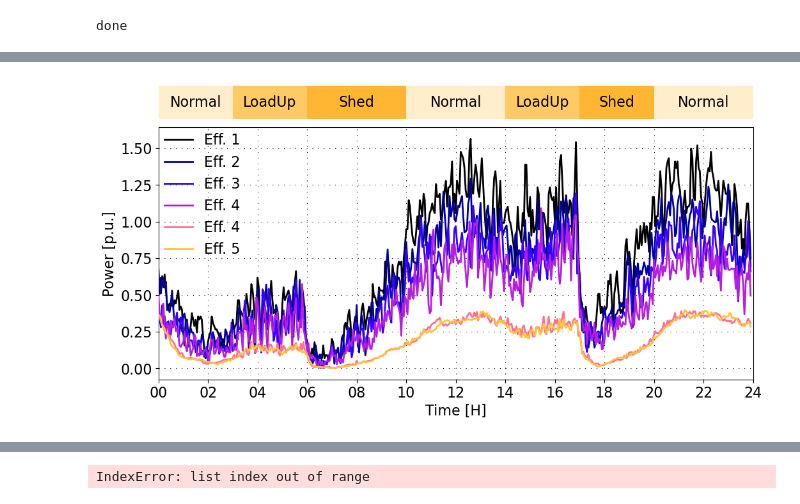
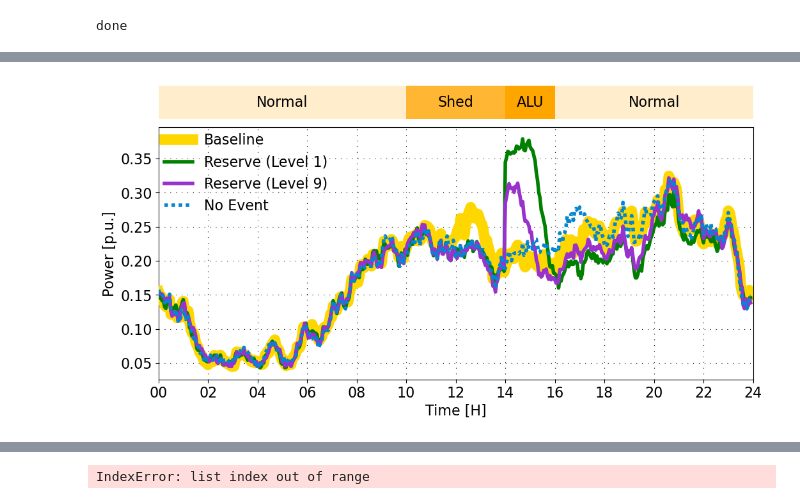
Before and after one commit to PortlandStatePowerLab/OCHRE_Run_Scripts, a Jupyter notebook: X4_analyzeDB.ipynb, the cells around one changed output, grey strips where cells are left out. Cells and saved outputs as stored; diff of their text form; code cells hidden in the pictures.

```diff
--- a/X4_analyzeDB.ipynb
+++ b/X4_analyzeDB.ipynb
@@ -3,7 +3,7 @@ import pandas as pd
 import os
 import re
 
-def process_parquet(filename, working_dir, db_values=[5, 10, 15, 7]):
+def process_parquet(filename, working_dir, db_values=[5, 10, 15]):
     """
     Process a Parquet file, aggregate power by deadband (°F), and
     return a dict of Series like {'DB_15_120': <Series>, ...}.
@@ -14,19 +14,19 @@ def process_parquet(filename, working_dir, db_values=[5, 10, 15, 7]):
     # Ensure datetime is rounded
     df['Time'] = df['Time'].dt.round('min')
 
-    # Convert Celsius → Fahrenheit
-    df['DB_F'] = df['Deadband_C'] * 9 / 5
-    df = df.drop(columns=['Deadband_C'])
+    # # Convert Celsius → Fahrenheit
+    # df['DB_F'] = df['Deadband_C'] * 9 / 5
+    # df = df.drop(columns=['Deadband_C'])
 
 
     results = {}
 
     # Extract the numeric part from "Shed120" for suffix
-    match = re.search(r"ShedLong(\d+)", filename)
-    suffix = match.group(1) if match else "122"
+    match = re.search(r"EnergyShed_(\d+)", filename)
+    suffix = match.group(1) if match else "Other"
 
     for db in db_values:
-        df_db = df[df['DB_F'] == db]
+        df_db = df[df['Shed Deadband (F)'] == db]
         if df_db.empty:
             # print(f"⚠️ No data found for {db}°F in {filename}")
             continue
@@ -250,15 +381,20 @@ prated = 0.5
 n = 409
 N = n * prated
 
-keys_to_plot = [key for key in all_results]
+# keys_to_plot = [key for key in all_results]
+keys_to_plot = ['180113_1_3_BaselineLoad_Control', '180113_1_3_Reserve20_Control','180113_1_3_ReserveCanceled2_Control', '180113_1_3_ReserveCanceled_Control']
 #keys_to_plot = ['180113_1_3_EfficiencyTest1C_Control', '180113_1_3_EfficiencyTest2C_Control', '180113_1_3_EfficiencyTest3C_Control', '180113_1_3_BaselineLoad_Control']
 # -------------------------------
 # Example bars subplot data
 # -------------------------------
 # results = {'': [24]} # , 4, 3, 3, 4
 # words = ['Normal'] # , 'Normal', 'LoadUp', 'Shed', 'Normal'
-results = {'': [3, 3, 4, 4, 3, 3, 4]}
-words = ['Normal', 'LoadUp', 'Shed', 'Normal', 'LoadUp','Shed','Normal']
+# results = {'': [3, 3, 4, 4, 3, 3, 4]}
+# words = ['Normal', 'LoadUp', 'Shed', 'Normal', 'LoadUp','Shed','Normal']
+# results = {'': [6, 4, 7, 3, 4]}
+# words = ['Level 9', 'Level 1', 'Level 9', 'Level 1', 'Level 9']
+results = {'': [10, 4, 2, 8]}
+words = ['Normal', 'Shed', 'ALU', 'Normal']
 
 
 def short_label(key):
@@ -284,7 +420,9 @@ def bars(ax, results, category_names):
         'Shed': 0.8,
         'Grid Emergency': 1,
         'Reserve': 1,
-        'ALU': 1
+        'ALU': 1,
+        'Level 1': 0.2,
+        'Level 9': 0.8
     }
 
     # Automatically create the Alpha list
@@ -413,9 +551,11 @@ for i, db_series in enumerate(DB_list):
     colors = [cmap_trunc(i / (len(keys_to_plot) - 1))
               for i in range(len(keys_to_plot))]
 
-    lw = [4, 4, 4]
-    lab = ['Baseline', 'Reserve', 'Canceled']
-    lab = [1, 2, 3, 4, 4, 5, 9]
+    lw = [12, 4, 4, 4]
+    lab = [1, 2, 3, 4, 5, 6, 7, 8, 9]
+    lab = ['Baseline', 'Reserve (Level 1)', 'Reserve (Level 9)', 'No Event']
+    col = ['gold', 'green', 'darkorchid', 'xkcd:cerulean']
+    ls = ["-","-", "-", (0, (1, 1)) ]
 
     # ---------------------------------------
     # SPECIAL CASE: baseline curve formatting
@@ -442,9 +582,10 @@ for i, db_series in enumerate(DB_list):
         hours,
         db_series.values/N,
         # color=colors[i],
-        color=colors[i],
-        linewidth=2,
-        label=f'Eff. {lab[i]}',
+        color=col[i],
+        linewidth=lw[i],
+        linestyle=ls[i],
+        label=f'{lab[i]}',
         zorder = 10
         # label=leg[i]
     )
@@ -456,36 +597,37 @@ ax_control.set_ylabel("Power [p.u.]", fontsize=A)
 ax_control.set_xlabel("Time [H]", fontsize=A)
 ax_control.tick_params(axis='x', labelrotation=0, labelsize=A)
 ax_control.tick_params(axis='y', labelsize=A)
 
 
 # X-axis formatting
 ax_control.set_xlim(0, 24)
 ax_control.set_xticks(range(0, 25, 2))
 ax_control.set_xticklabels([f"{h:02d}" for h in range(0, 25, 2)])
 
 # ax_control.set_ylim(0, 0.35)
 # ax_control.set_yticks([0, 0.05, 0.1, 0.15, 0.2, 0.25, 0.3])
 
 
 ax_control.grid(True, linestyle=(0, (1, 7)), color='black', linewidth=0.8)
 # ax_control.legend(fontsize=A)
 ax_control.legend(
+    ncol=1,
     fontsize=A,
     loc="upper left",        # anchor the legend at the upper left of the bbox
-    # bbox_to_anchor=(0, 0),  # move the legend outside, just to the right
+    # bbox_to_anchor=(1., 1.0),  # move the legend outside, just to the right
     borderaxespad=0,          # remove padding between axes and legend
     frameon=False
 )
 
 
 RESULTS_DIR = r"C:\Users\danap\OCHRE_Working\Figs"
-filename = '180113_1_3_EfficiencyEnergy.pdf'
+filename = '180113_1_3_ReserveEfficiency2.pdf'
 filepath = os.path.join(RESULTS_DIR, filename)
 # plt.savefig(filepath, format='pdf', bbox_inches='tight', pad_inches=0)
 # plt.tight_layout()
 plt.show()
 # %% [output]
-[figure, old version]
+[figure, new version]
 # %%
 import matplotlib.pyplot as plt
 import numpy as np
```
Also changed, not shown: parts of 14 cells of this notebook, 6 other files.
